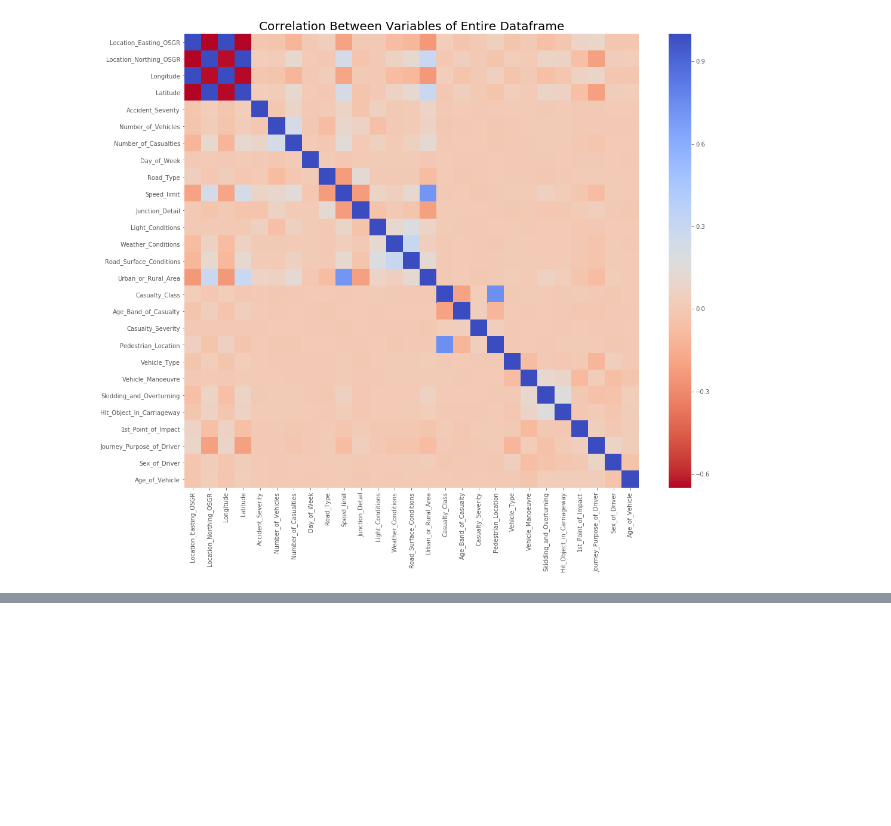
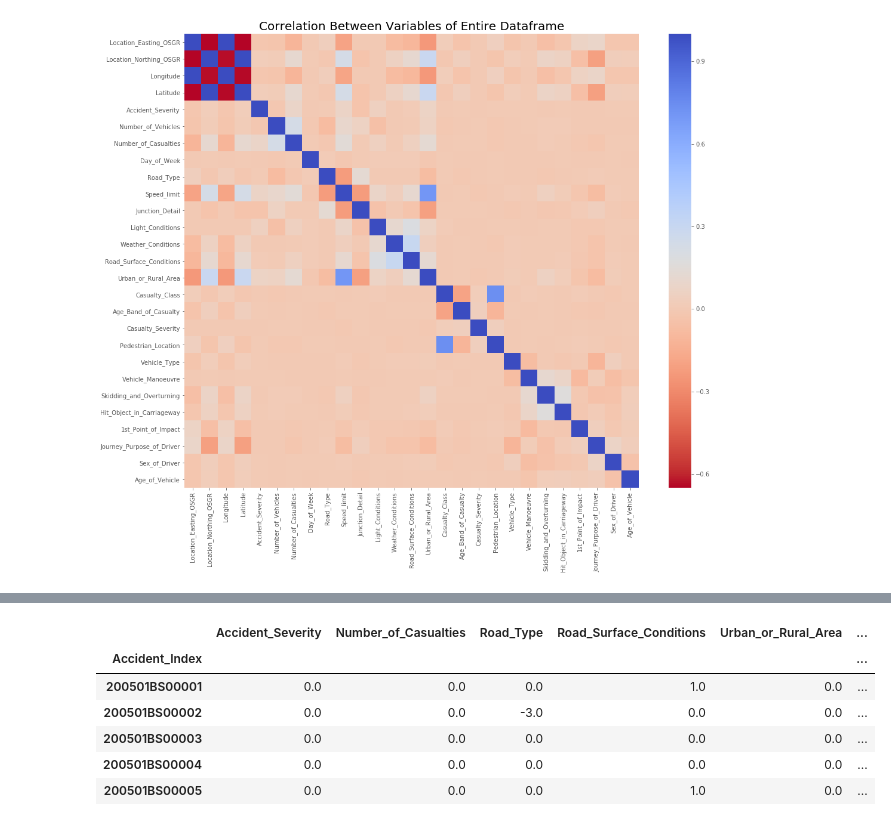
Before and after one commit to BrunoJay/Python-recess-project, a Jupyter notebook: marveditioncleaning.ipynb, the cells around one changed output, grey strips where cells are left out. Cells and saved outputs as stored; diff of their text form; code cells hidden in the pictures; blank space fills up the shorter version.

```diff
--- a/marveditioncleaning.ipynb
+++ b/marveditioncleaning.ipynb
@@ -207,0 +284,10 @@ plt.show()
+# %%
+all_data_2.head()
+# %% [output]
+|  | Accident_Severity | Number_of_Casualties | Road_Type | Road_Surface_Conditions | Urban_or_Rural_Area | ... |
+| Accident_Index |  |  |  |  |  | ... |
+| 200501BS00001 | 0.0 | 0.0 | 0.0 | 1.0 | 0.0 | ... |
+| 200501BS00002 | 0.0 | 0.0 | -3.0 | 0.0 | 0.0 | ... |
+| 200501BS00003 | 0.0 | 0.0 | 0.0 | 0.0 | 0.0 | ... |
+| 200501BS00004 | 0.0 | 0.0 | 0.0 | 0.0 | 0.0 | ... |
+| 200501BS00005 | 0.0 | 0.0 | 0.0 | 1.0 | 0.0 | ... |
```
Also changed, not shown: parts of 9 cells of this notebook.
